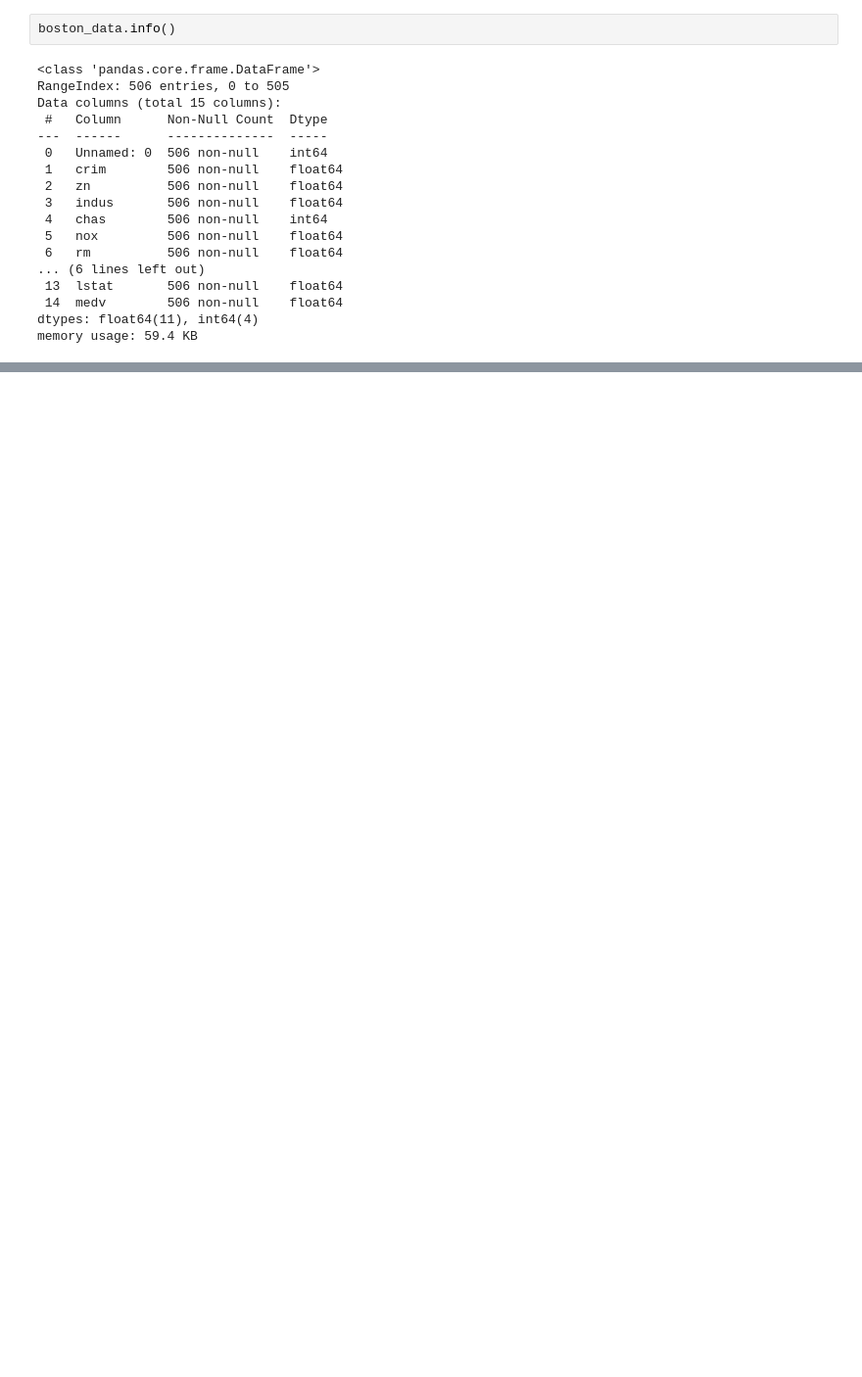
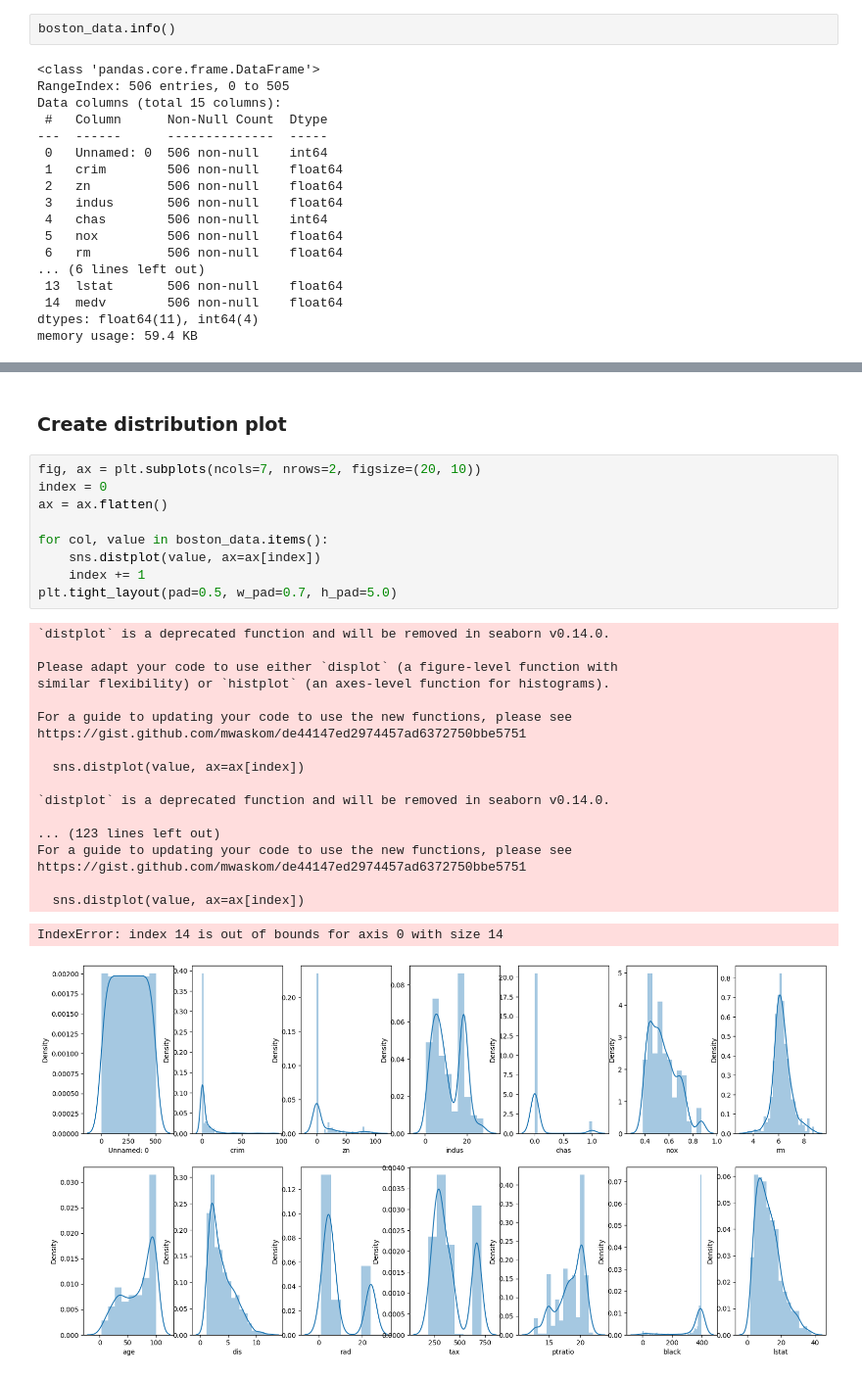
Before and after one commit to bimsi/Boston-Housing-Prediction, a Jupyter notebook: Boston_Housing_Prediction.ipynb, the cells around one changed output, grey strips where cells are left out. Shown: that part at 98% size. Cells and saved outputs as stored; diff of their text form; blank space fills up the shorter version.

```diff
--- a/Boston_Housing_Prediction.ipynb
+++ b/Boston_Housing_Prediction.ipynb
@@ -122,0 +135,31 @@ boston_data.describe()
+# %% [markdown]
+### Create distribution plot
+# %%
+fig, ax = plt.subplots(ncols=7, nrows=2, figsize=(20, 10))
+index = 0
+ax = ax.flatten()
+
+for col, value in boston_data.items():
+    sns.distplot(value, ax=ax[index])
+    index += 1
+plt.tight_layout(pad=0.5, w_pad=0.7, h_pad=5.0)
+# %% [output]
+`distplot` is a deprecated function and will be removed in seaborn v0.14.0.
+
+Please adapt your code to use either `displot` (a figure-level function with
+similar flexibility) or `histplot` (an axes-level function for histograms).
+
+For a guide to updating your code to use the new functions, please see
+https://gist.github.com/mwaskom/de44147ed2974457ad6372750bbe5751
+
+  sns.distplot(value, ax=ax[index])
+
+`distplot` is a deprecated function and will be removed in seaborn v0.14.0.
+
+... (123 lines left out)
+For a guide to updating your code to use the new functions, please see
+https://gist.github.com/mwaskom/de44147ed2974457ad6372750bbe5751
+
+  sns.distplot(value, ax=ax[index])
+IndexError: index 14 is out of bounds for axis 0 with size 14
+[figure, added]
```
Also changed, not shown: parts of 15 cells of this notebook.
